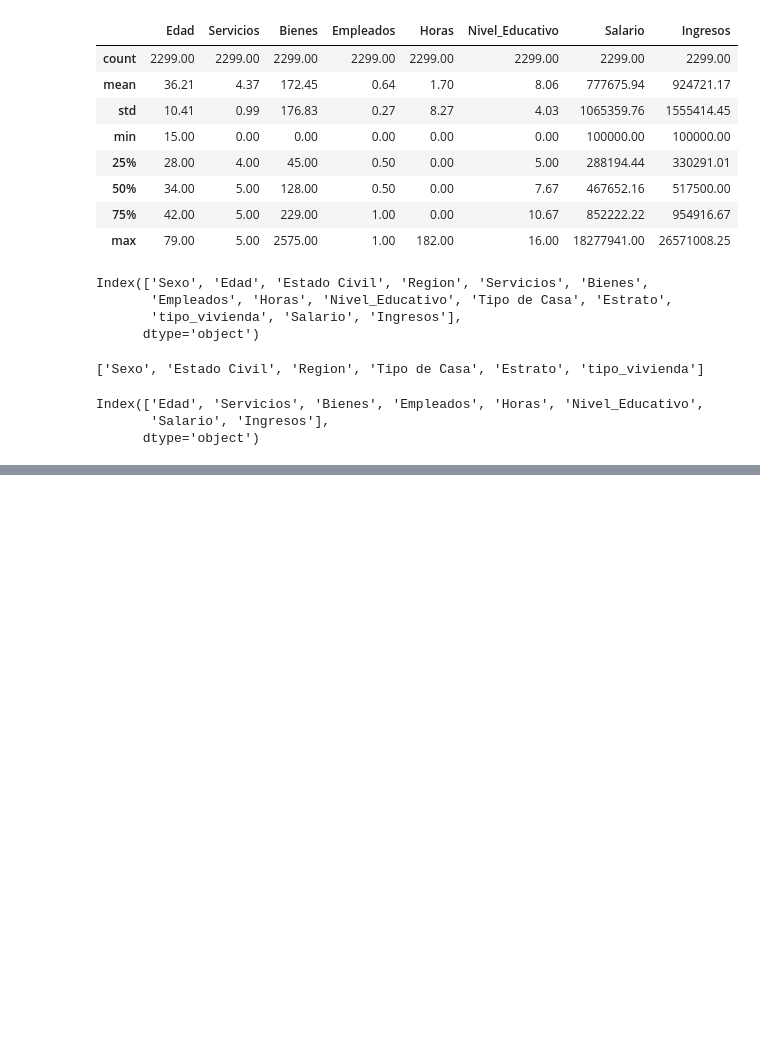
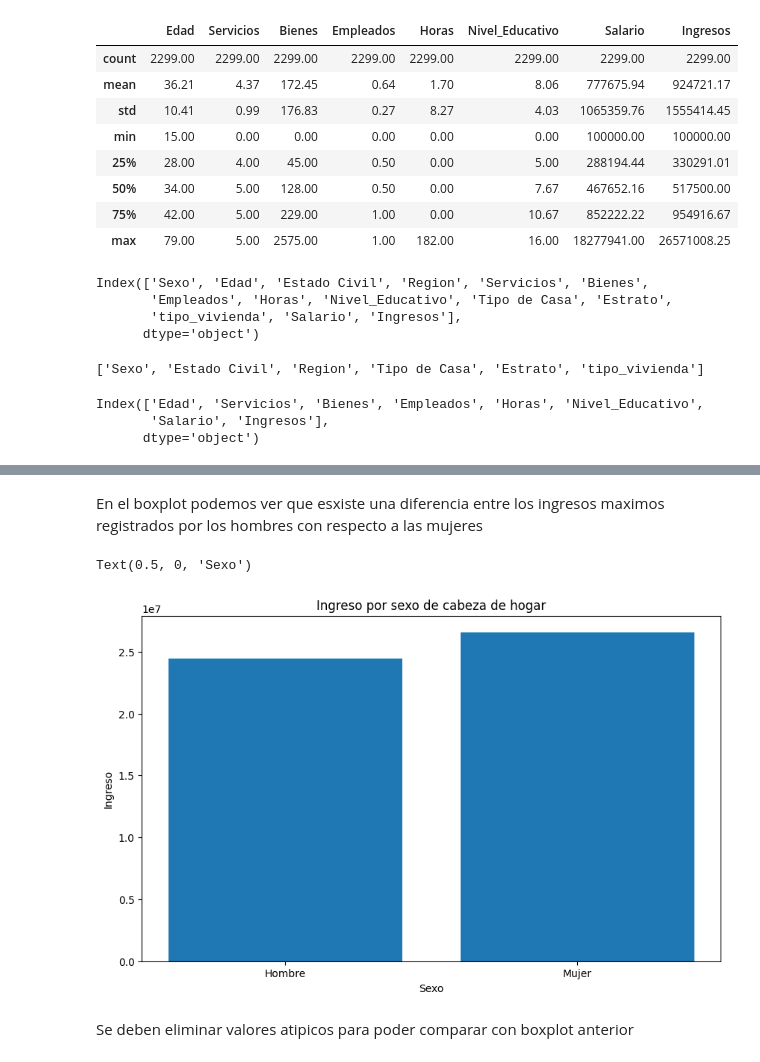
Before and after one commit to camicodemaker/data-science, a Jupyter notebook: hogares.ipynb, the cells around one changed output, grey strips where cells are left out. Drawn from its saved outputs; the diff is of its cells as text; code cells hidden in the pictures; blank space fills up the shorter version.

```diff
--- a/hogares.ipynb
+++ b/hogares.ipynb
@@ -138,0 +150,14 @@ sns.boxplot(data=df["Ingresos"])
+# %% [markdown]
+En el boxplot podemos ver que esxiste una diferencia entre los ingresos maximos registrados por los
+hombres con respecto a las mujeres
+# %%
+fig, ax = plt.subplots(figsize=(10,6))
+ax.bar(df["Sexo"],df["Ingresos"])
+ax.set_title('Ingreso por sexo de cabeza de hogar')
+ax.set_ylabel('Ingreso')
+ax.set_xlabel('Sexo')
+# %% [output]
+Text(0.5, 0, 'Sexo')
+[figure, added]
+# %% [markdown]
+Se deben eliminar valores atipicos para poder comparar con boxplot anterior
```
Also changed, not shown: parts of 17 cells of this notebook.
